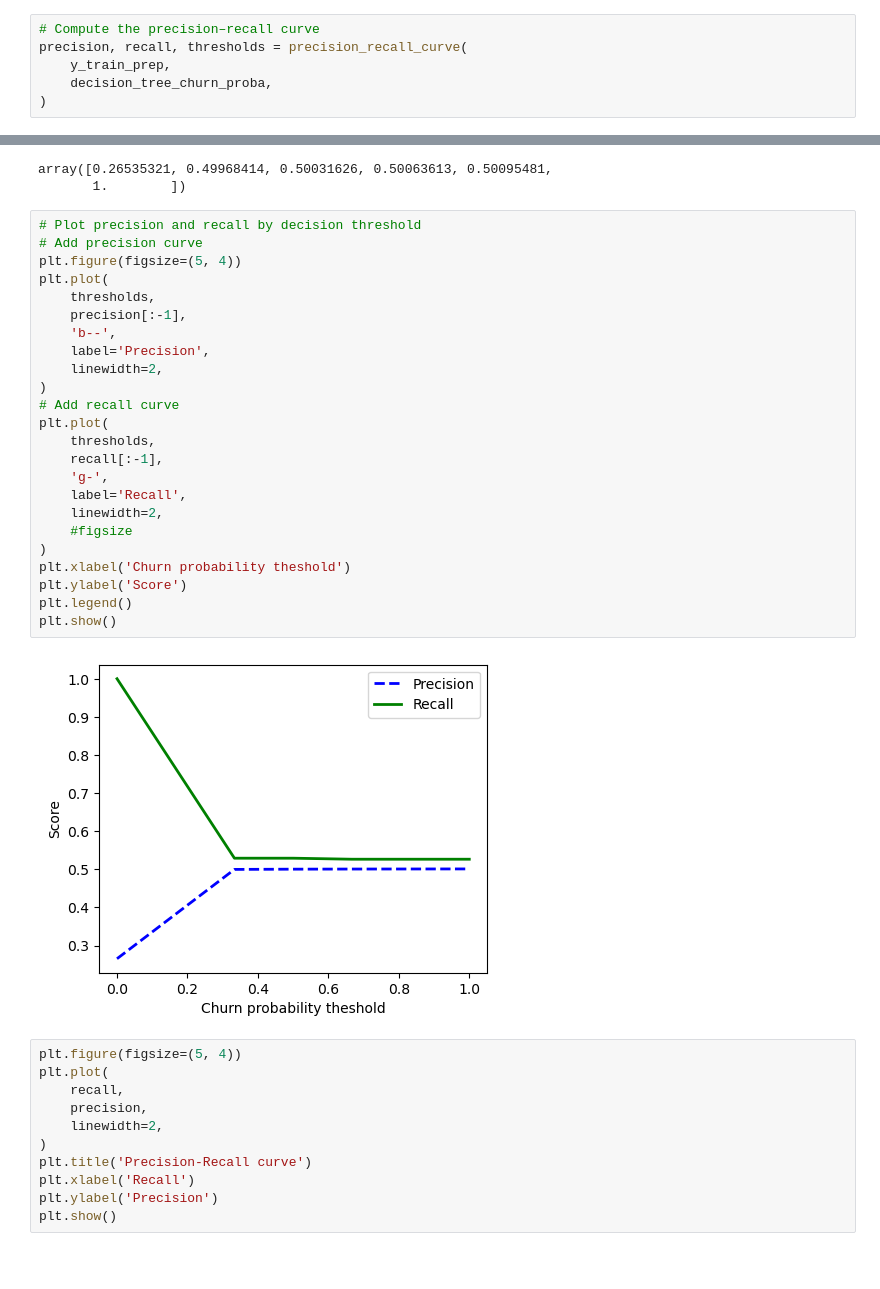
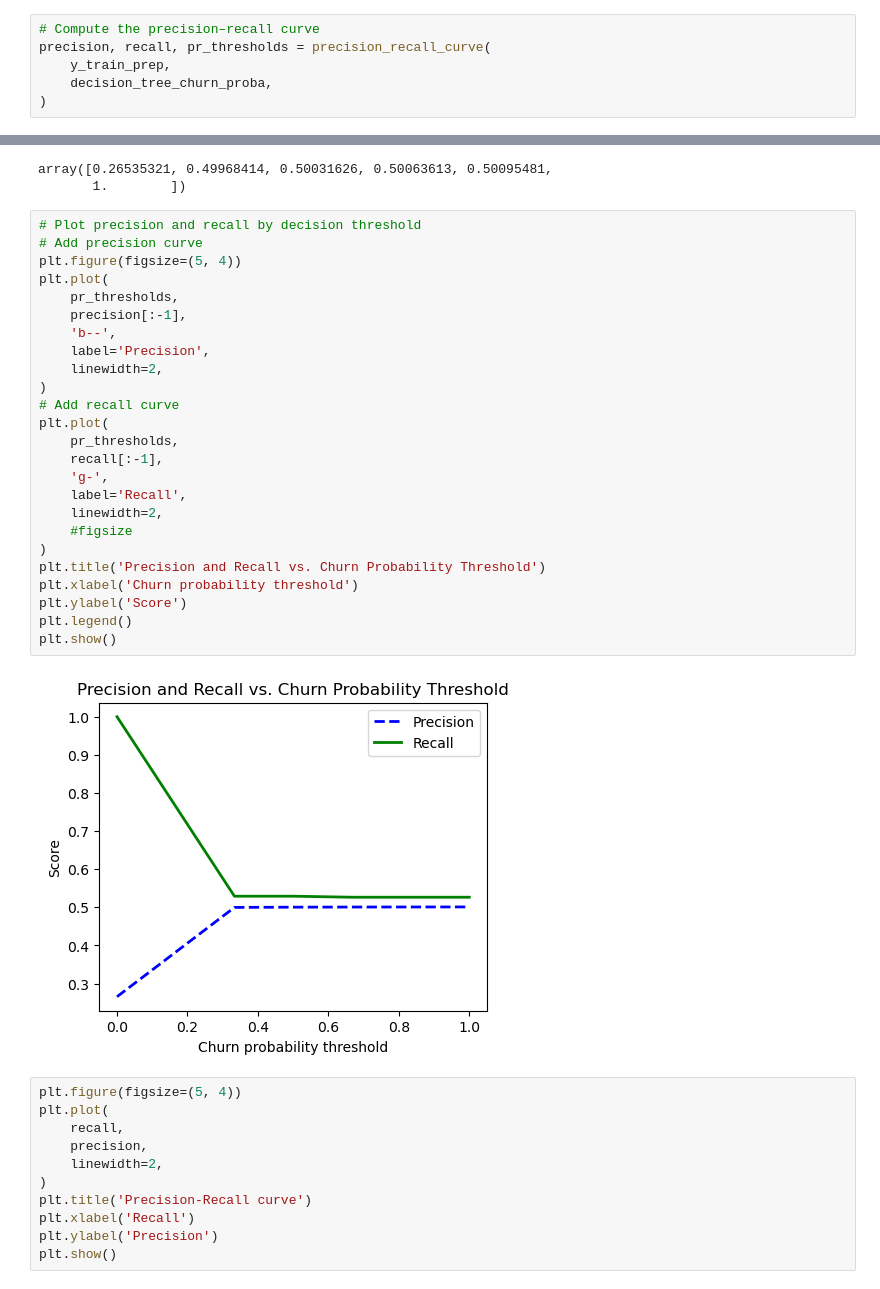
Before and after one commit to michal-ry/telco-churn-risk-scoring, a Jupyter notebook: notebooks/modeling/01_decision_tree.ipynb, the cells around one changed output, grey strips where cells are left out. Drawn from its saved outputs; the diff is of its cells as text; blank space fills up the shorter version.

```diff
--- a/notebooks/modeling/01_decision_tree.ipynb
+++ b/notebooks/modeling/01_decision_tree.ipynb
@@ -233,7 +234,7 @@ decision_tree_cv_probabilities = cross_val_predict(
 decision_tree_churn_proba = decision_tree_cv_probabilities[:, 1]
 # %%
 # Compute the precision–recall curve
-precision, recall, thresholds = precision_recall_curve(
+precision, recall, pr_thresholds = precision_recall_curve(
     y_train_prep,
     decision_tree_churn_proba,
 )
@@ -254,29 +255,30 @@ array([0.26535321, 0.49968414, 0.50031626, 0.50063613, 0.50095481,
 # %%
 # Plot precision and recall by decision threshold
 # Add precision curve
 plt.figure(figsize=(5, 4))
 plt.plot(
-    thresholds,
+    pr_thresholds,
     precision[:-1],
     'b--',
     label='Precision',
     linewidth=2,
 )
 # Add recall curve
 plt.plot(
-    thresholds,
+    pr_thresholds,
     recall[:-1],
     'g-',
     label='Recall',
     linewidth=2,
     #figsize
 )
-plt.xlabel('Churn probability theshold')
+plt.title('Precision and Recall vs. Churn Probability Threshold')
+plt.xlabel('Churn probability threshold')
 plt.ylabel('Score')
 plt.legend()
 plt.show()
 # %% [output]
-[figure, old version]
+[figure, new version]
 # %%
 plt.figure(figsize=(5, 4))
 plt.plot(
```
Also changed, not shown: parts of 9 cells of this notebook.
